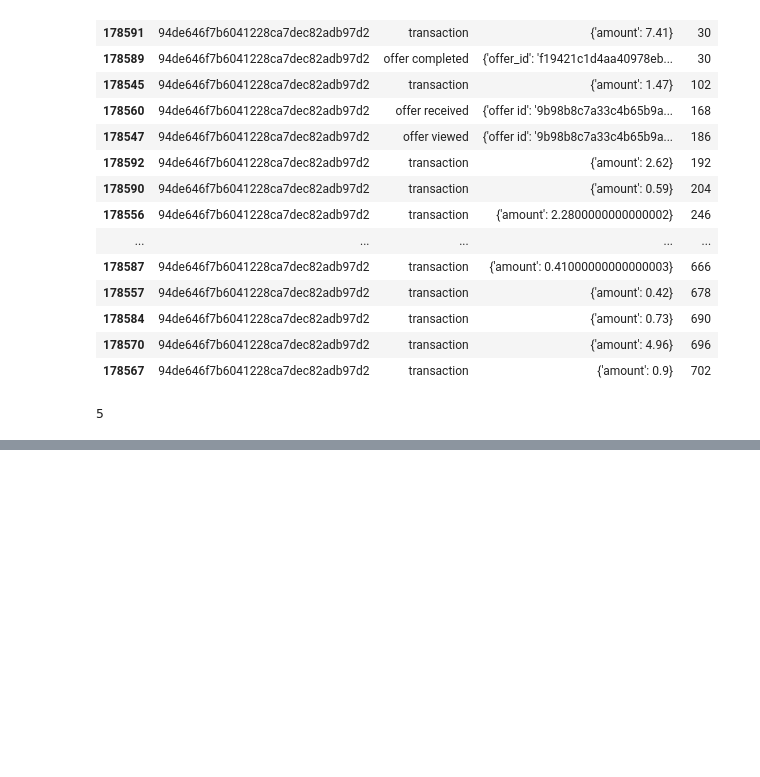
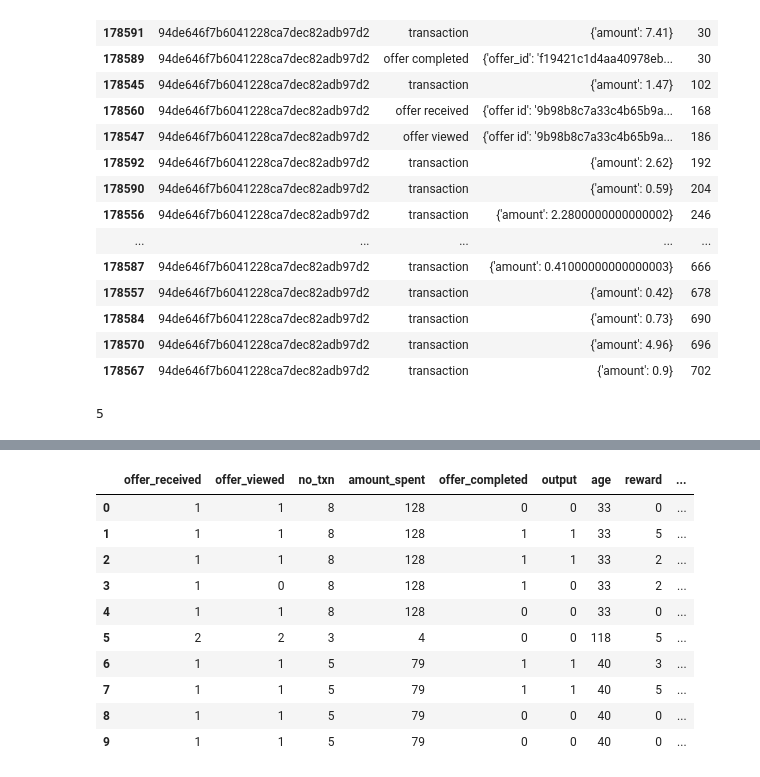
Before and after one commit to srirammanikumar/StarbucksChallenge, a Jupyter notebook: Starbucks_Capstone_notebook.ipynb, the cells around one changed output, grey strips where cells are left out. Saved outputs shown, nothing was run; the diff lists cells and outputs as text; code cells hidden in the pictures; blank space fills up the shorter version.

```diff
--- a/Starbucks_Capstone_notebook.ipynb
+++ b/Starbucks_Capstone_notebook.ipynb
@@ -439,0 +466,5 @@ offer_temp_df
+# %%
+final_data = pd.merge(data_mid, portfolio, left_on='offer_id', right_on='id', how='left')
+drop_columns = ['id','channels']
+final_data = final_data.drop(drop_columns,axis=1)
+final_data.head()
@@ -439,0 +485,25 @@ offer_temp_df
+# %%
+drop_columns = ['person','offer_id','income']
+encode_columns = ['gender','offer_type']
+
+# normalize income
+normalized_income=(final_data.income-final_data.income.min())/(final_data.income.max()-final_data.income.min())
+final_data['normalized_income'] = normalized_income
+
+# encode columns and drop extra columns
+final_data = pd.get_dummies(final_data,columns=encode_columns)
+final_data = final_data.drop(drop_columns,axis=1)
+
+final_data.head(10)
+# %% [output]
+|  | offer_received | offer_viewed | no_txn | amount_spent | offer_completed | output | age | reward | ... |
+| 0 | 1 | 1 | 8 | 128 | 0 | 0 | 33 | 0 | ... |
+| 1 | 1 | 1 | 8 | 128 | 1 | 1 | 33 | 5 | ... |
+| 2 | 1 | 1 | 8 | 128 | 1 | 1 | 33 | 2 | ... |
+| 3 | 1 | 0 | 8 | 128 | 1 | 0 | 33 | 2 | ... |
+| 4 | 1 | 1 | 8 | 128 | 0 | 0 | 33 | 0 | ... |
+| 5 | 2 | 2 | 3 | 4 | 0 | 0 | 118 | 5 | ... |
+| 6 | 1 | 1 | 5 | 79 | 1 | 1 | 40 | 3 | ... |
+| 7 | 1 | 1 | 5 | 79 | 1 | 1 | 40 | 5 | ... |
+| 8 | 1 | 1 | 5 | 79 | 0 | 0 | 40 | 0 | ... |
+| 9 | 1 | 1 | 5 | 79 | 0 | 0 | 40 | 0 | ... |
```
Also changed, not shown: parts of 13 cells of this notebook, 1 other file.
